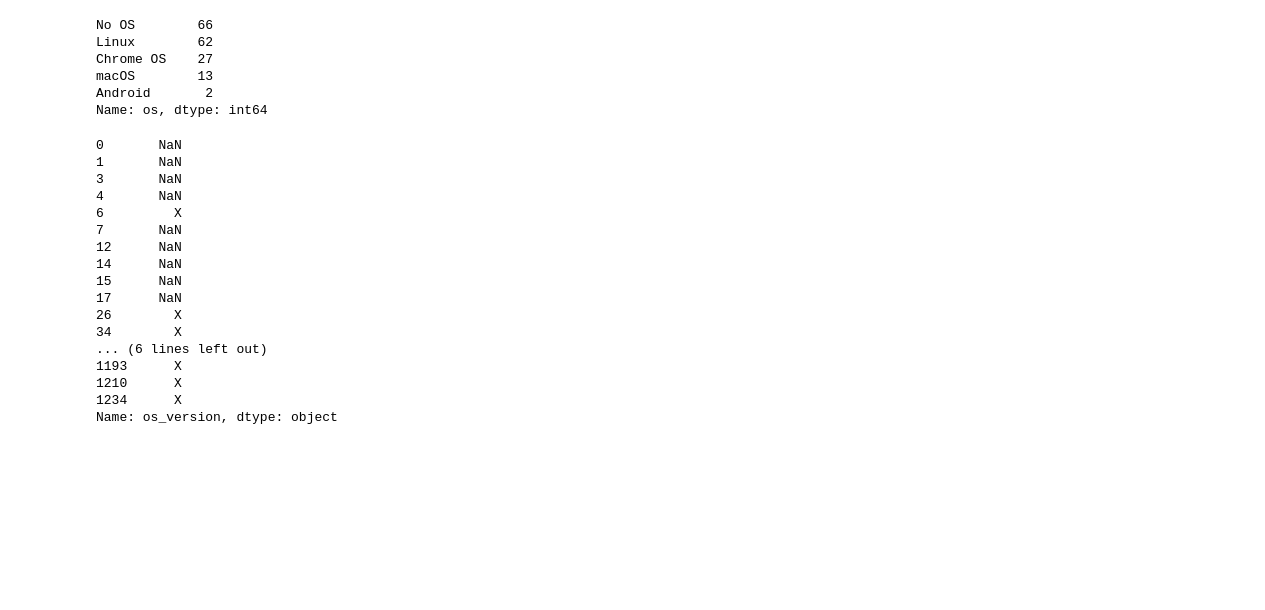
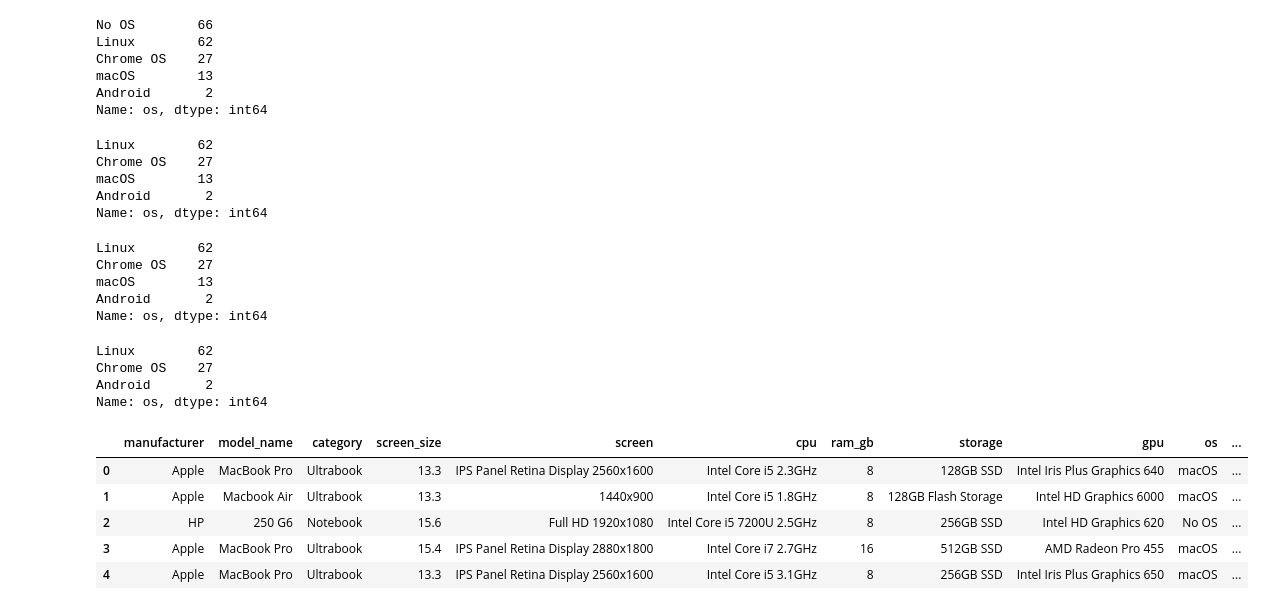
Before and after one commit to bashirb/Data-Cleaning-laptops-dataset, a Jupyter notebook: Data cleaning - laptops.ipynb, the cells around one changed output. Drawn from its saved outputs; the diff is of its cells as text; code cells hidden in the pictures; blank space fills up the shorter version.

```diff
--- a/Data cleaning - laptops.ipynb
+++ b/Data cleaning - laptops.ipynb
@@ -152,25 +152,44 @@ macOS        13
 Android       2
 Name: os, dtype: int64
 # %%
-# It make sense that "NO OS" os has no os_version
+# It make sense that if there is "NO OS", then there is no os_version. We can change values to "Version Unknown"
+laptops.loc[laptops["os"] == "No OS", "os_version"] = "Version Unknown"
+laptops.loc[laptops["os_version"].isnull(), "os"].value_counts()
+# %% [output]
+Linux        62
+Chrome OS    27
+macOS        13
+Android       2
+Name: os, dtype: int64
 # %%
 # what type of os_version does macOS os has?
 laptops.loc[laptops["os"] == "macOS", "os_version"]
+laptops.loc[laptops["os_version"].isnull(), "os"].value_counts(dropna=False)
 # %% [output]
-0       NaN
-1       NaN
-3       NaN
-4       NaN
-6         X
-7       NaN
-12      NaN
-14      NaN
-15      NaN
-17      NaN
-26        X
-34        X
-... (6 lines left out)
-1193      X
-1210      X
-1234      X
-Name: os_version, dtype: object
+Linux        62
+Chrome OS    27
+macOS        13
+Android       2
+Name: os, dtype: int64
+# %%
+# There are 13 null values out of 21 macOS os_version.
+# We can use our knowledge of macOS and confirm that os_version should be equall to X
+laptops.loc[laptops["os"] == "macOS", "os_version"] = "X"
+laptops.loc[laptops["os_version"].isnull(), "os"].value_counts(dropna=False) # check
+# %% [output]
+Linux        62
+Chrome OS    27
+Android       2
+Name: os, dtype: int64
+# %%
+# weight column cleaning of kg or kgs or any characters
+laptops["weight"] = laptops["weight"].str.replace("[^0-9. ]","", regex=True).astype(float)
+laptops.rename({"weight": "weight_kg"},axis=1, inplace=True) # make the changes in the original df
+laptops.head()
+# %% [output]
+|  | manufacturer | model_name | category | screen_size | screen | cpu | ram_gb | storage | gpu | os | ... |
+| 0 | Apple | MacBook Pro | Ultrabook | 13.3 | IPS Panel Retina Display 2560x1600 | Intel Core i5 2.3GHz | 8 | 128GB SSD | Intel Iris Plus Graphics 640 | macOS | ... |
+| 1 | Apple | Macbook Air | Ultrabook | 13.3 | 1440x900 | Intel Core i5 1.8GHz | 8 | 128GB Flash Storage | Intel HD Graphics 6000 | macOS | ... |
+| 2 | HP | 250 G6 | Notebook | 15.6 | Full HD 1920x1080 | Intel Core i5 7200U 2.5GHz | 8 | 256GB SSD | Intel HD Graphics 620 | No OS | ... |
+| 3 | Apple | MacBook Pro | Ultrabook | 15.4 | IPS Panel Retina Display 2880x1800 | Intel Core i7 2.7GHz | 16 | 512GB SSD | AMD Radeon Pro 455 | macOS | ... |
+| 4 | Apple | MacBook Pro | Ultrabook | 13.3 | IPS Panel Retina Display 2560x1600 | Intel Core i5 3.1GHz | 8 | 256GB SSD | Intel Iris Plus Graphics 650 | macOS | ... |
```
Also changed, not shown: parts of 7 cells of this notebook.
